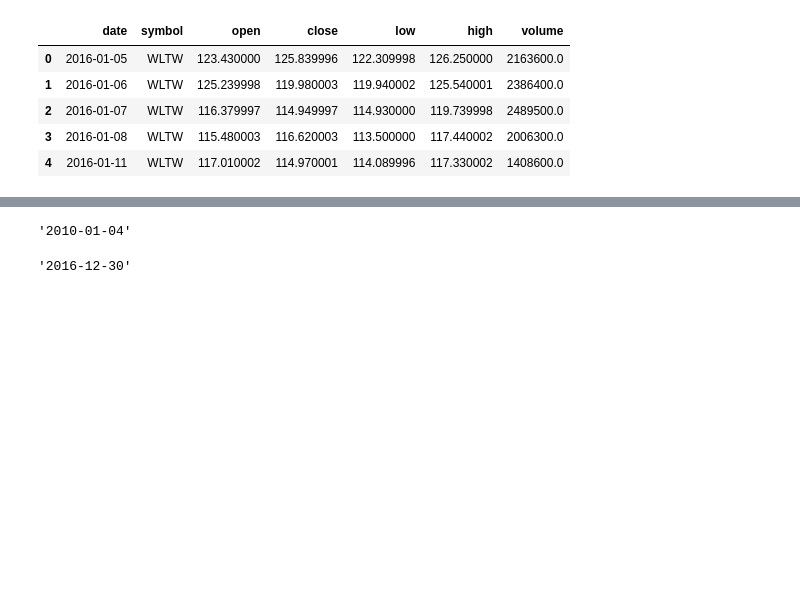
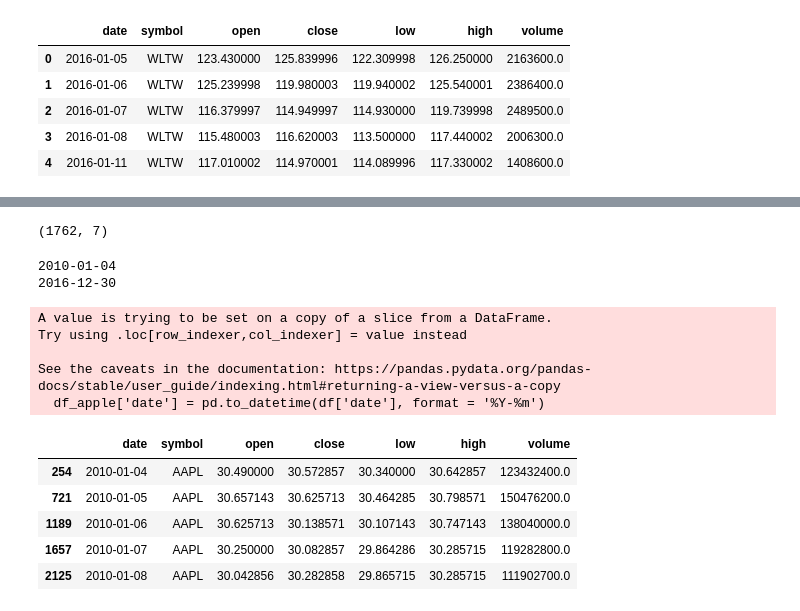
Before and after one commit to gihonglee/Stock_Analysis, a Jupyter notebook: main.ipynb, the cells around one changed output, grey strips where cells are left out. Cells and saved outputs as stored; diff of their text form; code cells hidden in the pictures; blank space fills up the shorter version.

```diff
--- a/main.ipynb
+++ b/main.ipynb
@@ -42,10 +100,27 @@ df.head()
 # %%
 df_apple = df[df['symbol'] == 'AAPL']
-# %%
-df['date'].min()
-# %% [output]
-'2010-01-04'
-# %%
-df['date'].max()
-# %% [output]
-'2016-12-30'
+# %%
+df_apple.shape
+# %% [output]
+(1762, 7)
+# %%
+print(df_apple['date'].min())
+print(df_apple['date'].max())
+# %% [output]
+2010-01-04
+2016-12-30
+# %%
+df_apple['date'] = pd.to_datetime(df['date'], format = '%Y-%m')
+df_apple.head()
+# %% [output]
+A value is trying to be set on a copy of a slice from a DataFrame.
+Try using .loc[row_indexer,col_indexer] = value instead
+
+See the caveats in the documentation: https://pandas.pydata.org/pandas-docs/stable/user_guide/indexing.html#returning-a-view-versus-a-copy
+  df_apple['date'] = pd.to_datetime(df['date'], format = '%Y-%m')
+|  | date | symbol | open | close | low | high | volume |
+| 254 | 2010-01-04 | AAPL | 30.490000 | 30.572857 | 30.340000 | 30.642857 | 123432400.0 |
+| 721 | 2010-01-05 | AAPL | 30.657143 | 30.625713 | 30.464285 | 30.798571 | 150476200.0 |
+| 1189 | 2010-01-06 | AAPL | 30.625713 | 30.138571 | 30.107143 | 30.747143 | 138040000.0 |
+| 1657 | 2010-01-07 | AAPL | 30.250000 | 30.082857 | 29.864286 | 30.285715 | 119282800.0 |
+| 2125 | 2010-01-08 | AAPL | 30.042856 | 30.282858 | 29.865715 | 30.285715 | 111902700.0 |
```
Also changed, not shown: parts of 22 cells of this notebook, 2 other files.
